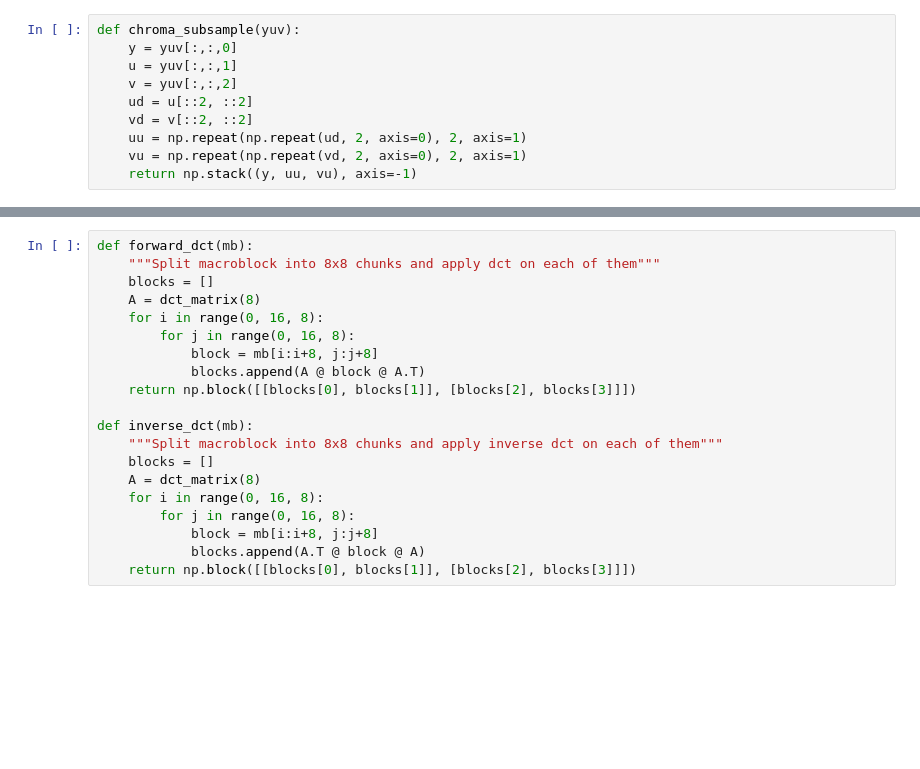
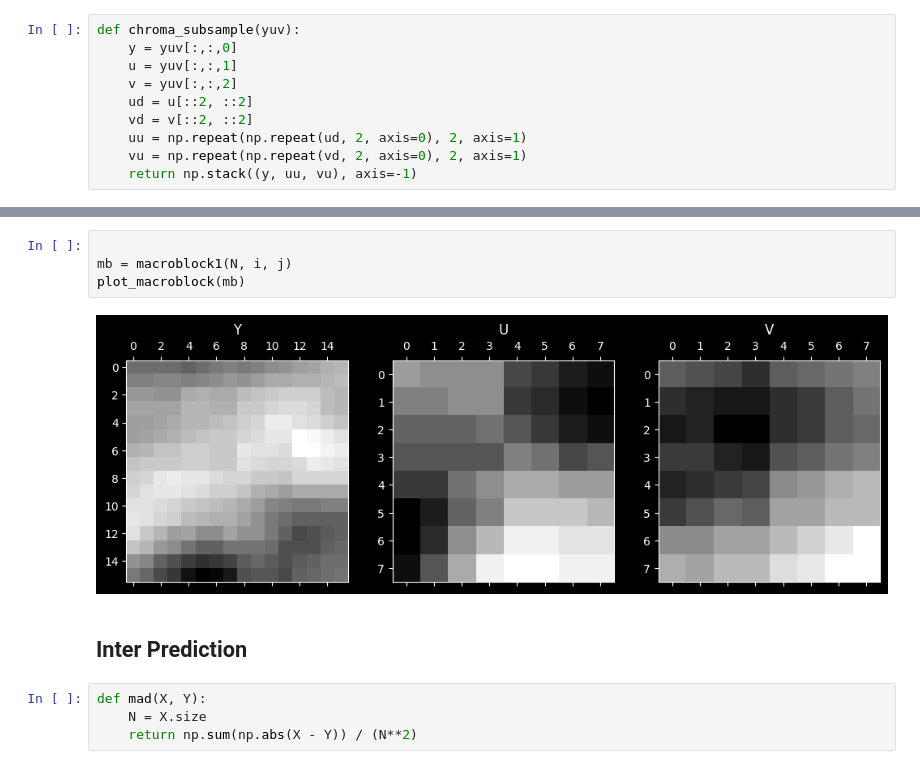
Before and after one commit to Gflex39/6.S965Final, a Jupyter notebook: tinycodec/x.ipynb, the cells around one changed output, grey strips where cells are left out. Cells and saved outputs as stored; diff of their text form; blank space fills up the shorter version.

```diff
--- a/tinycodec/x.ipynb
+++ b/tinycodec/x.ipynb
@@ -134,20 +105,12 @@ $\displaystyle \begin{align} \mathbf{A} = \begin{bmatrix}
-# %%
-def forward_dct(mb):
-    """Split macroblock into 8x8 chunks and apply dct on each of them"""
-    blocks = []
-    A = dct_matrix(8)
-    for i in range(0, 16, 8):
-        for j in range(0, 16, 8):
-            block = mb[i:i+8, j:j+8]
-            blocks.append(A @ block @ A.T)
-    return np.block([[blocks[0], blocks[1]], [blocks[2], blocks[3]]])
-
-def inverse_dct(mb):
-    """Split macroblock into 8x8 chunks and apply inverse dct on each of them"""
-    blocks = []
-    A = dct_matrix(8)
-    for i in range(0, 16, 8):
-        for j in range(0, 16, 8):
-            block = mb[i:i+8, j:j+8]
-            blocks.append(A.T @ block @ A)
-    return np.block([[blocks[0], blocks[1]], [blocks[2], blocks[3]]])
+# %%
+
+mb = macroblock1(N, i, j)
+plot_macroblock(mb)
+# %% [output]
+[figure, added]
+# %% [markdown]
+## Inter Prediction
+# %%
+def mad(X, Y):
+    N = X.size
+    return np.sum(np.abs(X - Y)) / (N**2)
```
Also changed, not shown: parts of 29 cells of this notebook, 1 other file.
